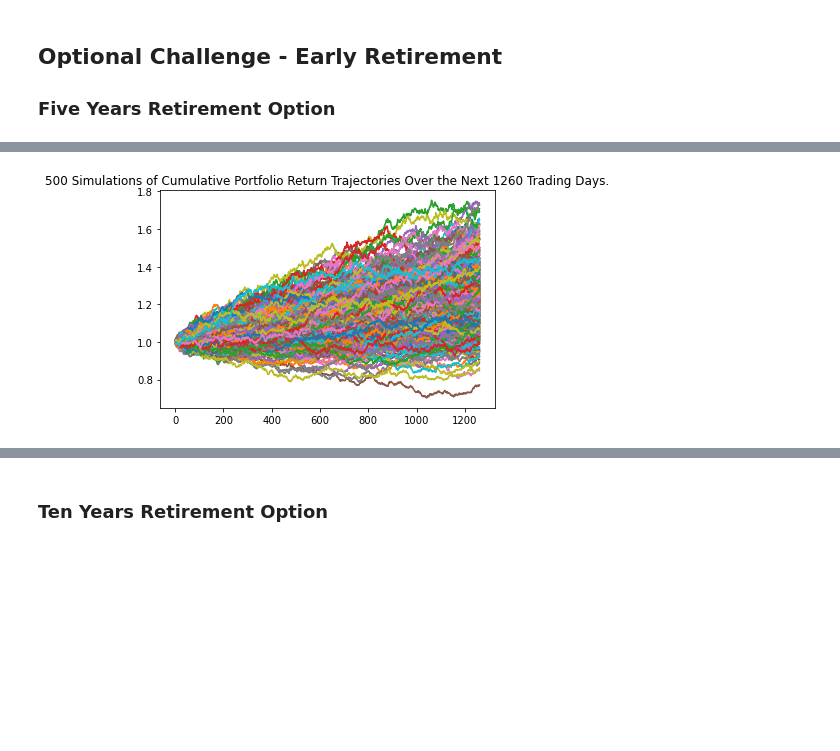
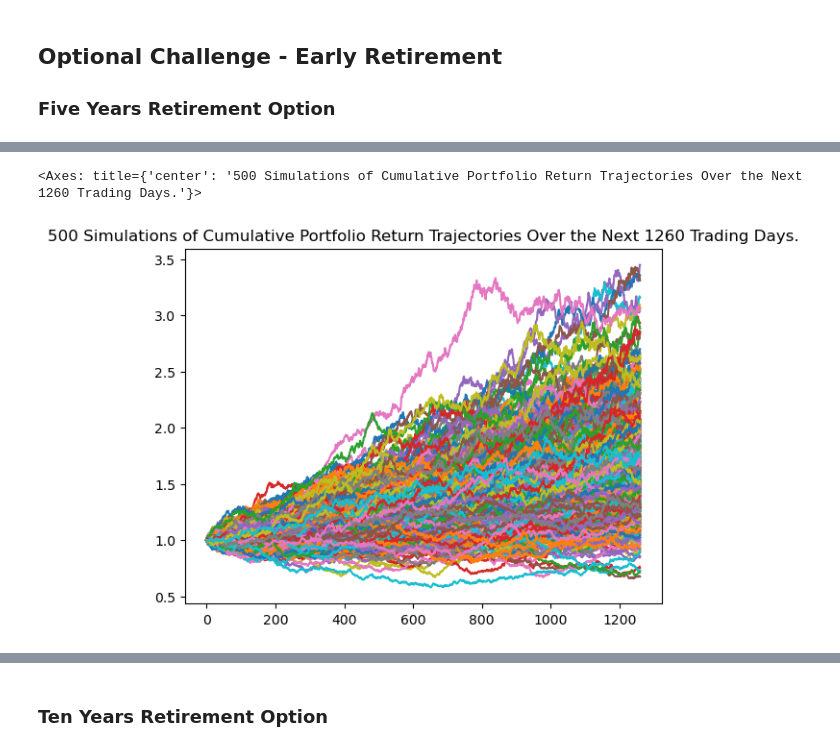
Before and after one commit to sobiiyver/Module-5-Challenge---Financial-planner.ipynb, a Jupyter notebook: financial-planner.ipynb, the cells around one changed output, grey strips where cells are left out. Drawn from its saved outputs; the diff is of its cells as text; code cells hidden in the pictures; blank space fills up the shorter version.

```diff
--- a/financial-planner.ipynb
+++ b/financial-planner.ipynb
@@ -56,0 +77,7 @@ my_spy = 50
+# %%
+#Defining the alpaca api key as api_key and secret_key Alpaca API key and secret key variables, then create the Alpaca API object using the `tradeapi.REST` function from the Alpaca SDK.
+alpaca_api_key = os.getenv('ALPACA_API_KEY')
+alpaca_secret_key = os.getenv('ALPACA_SECRET_KEY')
+print(alpaca_api_key, alpaca_secret_key)
+# Create the Alpaca API object
+api = tradeapi.REST(alpaca_api_key, alpaca_secret_key,api_version="v2")
@@ -152,15 +196,17 @@ start_date = pd.Timestamp('2016-05-01', tz='America/New_York').isoformat()
 end_date = pd.Timestamp('2021-05-01', tz='America/New_York').isoformat()
 # %%
 # Get 5 years' worth of historical data for SPY and AGG
-# YOUR CODE HERE!
+tickers_5yr_df = api.get_bars(tickers, timeframe, start = start_date, end = end_date).df
 
 # Reorganize the DataFrame
 # Separate ticker data
-# YOUR CODE HERE!
+agg_5yr_df = tickers_5yr_df[tickers_5yr_df['symbol']=='AGG'].drop('symbol', axis=1)
+
+spy_5yr_df = tickers_5yr_df[tickers_5yr_df['symbol']=='SPY'].drop('symbol', axis=1)
 
 
 # Concatenate the ticker DataFrames
-# YOUR CODE HERE!
+df_stock_data = pd.concat([agg_5yr_df, spy_5yr_df], axis=1, keys=['AGG','SPY'])
 
 # Display sample data
 df_stock_data.head()
@@ -287,4 +304,12 @@ There is a 95% chance that an initial investment of $30000.0 in the portfolio ov
 
 
 ### Five Years Retirement Option
+# %%
+# Configuring a Monte Carlo simulation to forecast 5 years cumulative returns
+MC_fiveyear = MCSimulation(
+    portfolio_data = df_stock_data,
+    weights = [.40,.60],
+    num_simulation = 500,
+    num_trading_days = 252*5
+)
 # %%
@@ -327,7 +318,8 @@ Running Monte Carlo simulation number 490.
 # %%
 # Plot simulation outcomes
-# YOUR CODE HERE!
+MC_fiveyear.plot_simulation()
 # %% [output]
+<Axes: title={'center': '500 Simulations of Cumulative Portfolio Return Trajectories Over the Next 1260 Trading Days.'}>
-[figure, old version]
+[figure, new version]
 # %%
 # Plot probability distribution and confidence intervals
```
Also changed, not shown: parts of 41 cells of this notebook, 5 other files.
